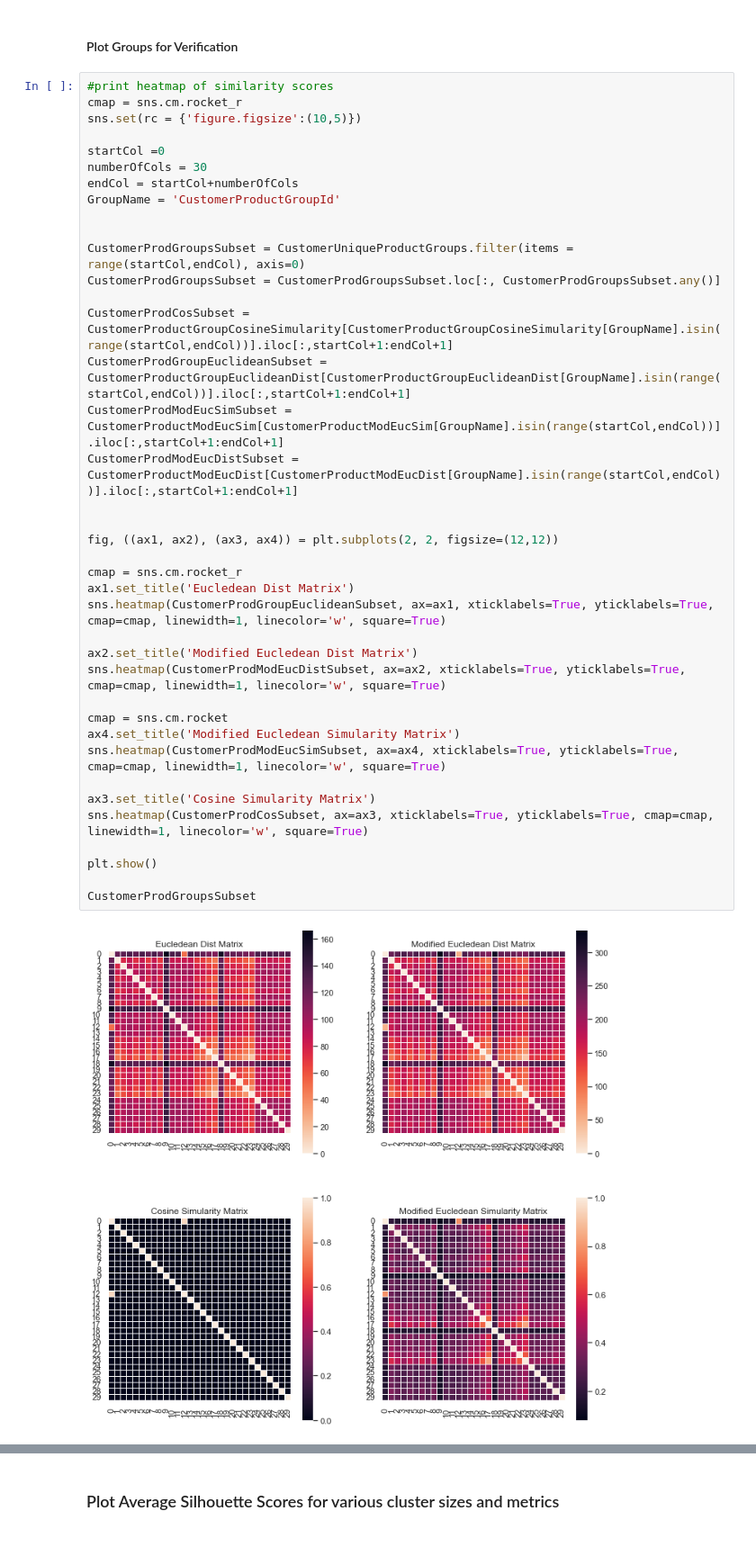
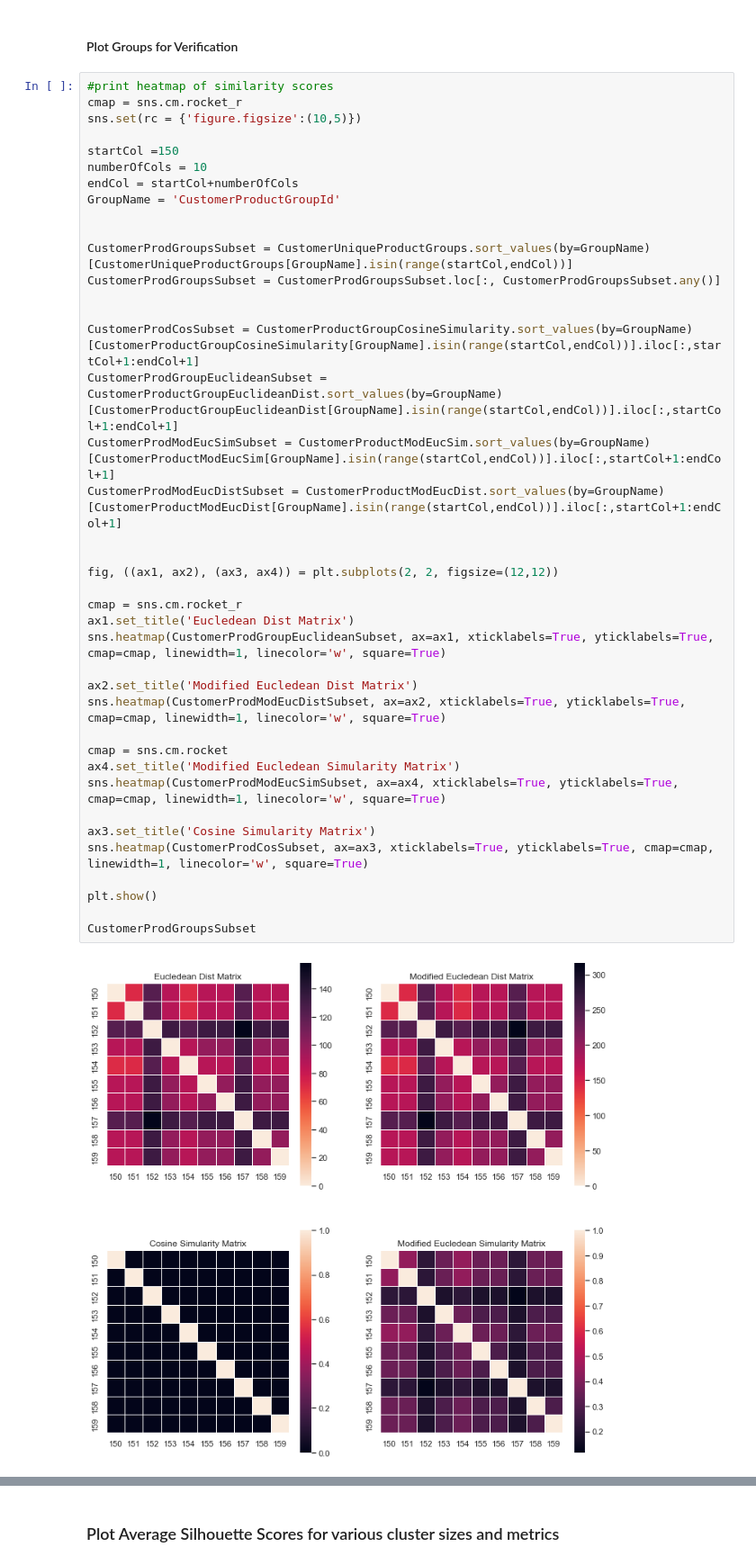
Before and after one commit to deakynek/SpringBoardProjects, a Jupyter notebook: Capstone3/Similarity Score Generation.ipynb, the cells around one changed output, grey strips where cells are left out. Shown: that part at 90% size. Saved outputs shown, nothing was run; the diff lists cells and outputs as text.

Commit message:
Simularity Score Genertation check in

```diff
--- a/Capstone3/Similarity Score Generation.ipynb
+++ b/Capstone3/Similarity Score Generation.ipynb
@@ -916,39 +916,40 @@ OL_Data_Cat_Simplified.to_csv("./OL_Data_Cat_Simplified.csv", index=False)
 cmap = sns.cm.rocket_r
 sns.set(rc = {'figure.figsize':(10,5)})
 
-startCol =0
-numberOfCols = 30
+startCol =150
+numberOfCols = 10
 endCol = startCol+numberOfCols
 GroupName = 'CustomerProductGroupId'
 
 
-CustomerProdGroupsSubset = CustomerUniqueProductGroups.filter(items = range(startCol,endCol), axis=0)
+CustomerProdGroupsSubset = CustomerUniqueProductGroups.sort_values(by=GroupName)[CustomerUniqueProductGroups[GroupName].isin(range(startCol,endCol))]
 CustomerProdGroupsSubset = CustomerProdGroupsSubset.loc[:, CustomerProdGroupsSubset.any()]
 
-CustomerProdCosSubset = CustomerProductGroupCosineSimularity[CustomerProductGroupCosineSimularity[GroupName].isin(range(startCol,endCol))].iloc[:,startCol+1:endCol+1]
-CustomerProdGroupEuclideanSubset = CustomerProductGroupEuclideanDist[CustomerProductGroupEuclideanDist[GroupName].isin(range(startCol,endCol))].iloc[:,startCol+1:endCol+1]
-CustomerProdModEucSimSubset = CustomerProductModEucSim[CustomerProductModEucSim[GroupName].isin(range(startCol,endCol))].iloc[:,startCol+1:endCol+1]
-CustomerProdModEucDistSubset = CustomerProductModEucDist[CustomerProductModEucDist[GroupName].isin(range(startCol,endCol))].iloc[:,startCol+1:endCol+1]
+
+CustomerProdCosSubset = CustomerProductGroupCosineSimularity.sort_values(by=GroupName)[CustomerProductGroupCosineSimularity[GroupName].isin(range(startCol,endCol))].iloc[:,startCol+1:endCol+1]
+CustomerProdGroupEuclideanSubset = CustomerProductGroupEuclideanDist.sort_values(by=GroupName)[CustomerProductGroupEuclideanDist[GroupName].isin(range(startCol,endCol))].iloc[:,startCol+1:endCol+1]
+CustomerProdModEucSimSubset = CustomerProductModEucSim.sort_values(by=GroupName)[CustomerProductModEucSim[GroupName].isin(range(startCol,endCol))].iloc[:,startCol+1:endCol+1]
+CustomerProdModEucDistSubset = CustomerProductModEucDist.sort_values(by=GroupName)[CustomerProductModEucDist[GroupName].isin(range(startCol,endCol))].iloc[:,startCol+1:endCol+1]
 
 
 fig, ((ax1, ax2), (ax3, ax4)) = plt.subplots(2, 2, figsize=(12,12))
 
 cmap = sns.cm.rocket_r
 ax1.set_title('Eucledean Dist Matrix')
 sns.heatmap(CustomerProdGroupEuclideanSubset, ax=ax1, xticklabels=True, yticklabels=True, cmap=cmap, linewidth=1, linecolor='w', square=True)
 
 ax2.set_title('Modified Eucledean Dist Matrix')
 sns.heatmap(CustomerProdModEucDistSubset, ax=ax2, xticklabels=True, yticklabels=True, cmap=cmap, linewidth=1, linecolor='w', square=True)
 
 cmap = sns.cm.rocket
 ax4.set_title('Modified Eucledean Simularity Matrix')
 sns.heatmap(CustomerProdModEucSimSubset, ax=ax4, xticklabels=True, yticklabels=True, cmap=cmap, linewidth=1, linecolor='w', square=True)
 
 ax3.set_title('Cosine Simularity Matrix')
 sns.heatmap(CustomerProdCosSubset, ax=ax3, xticklabels=True, yticklabels=True, cmap=cmap, linewidth=1, linecolor='w', square=True)
 
 plt.show()
 
 CustomerProdGroupsSubset
 # %% [output]
-[figure, old version]
+[figure, new version]
```
Also changed, not shown: parts of 5 cells of this notebook.
